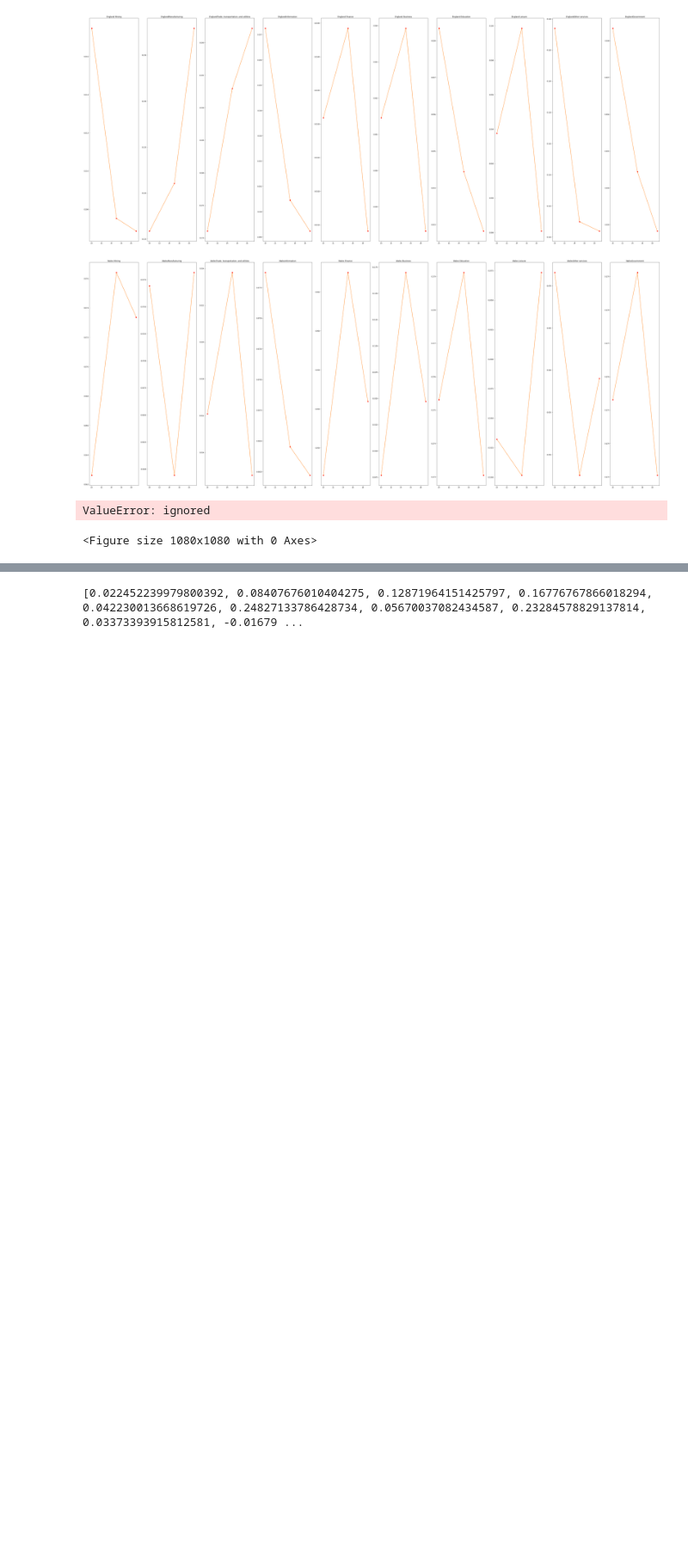
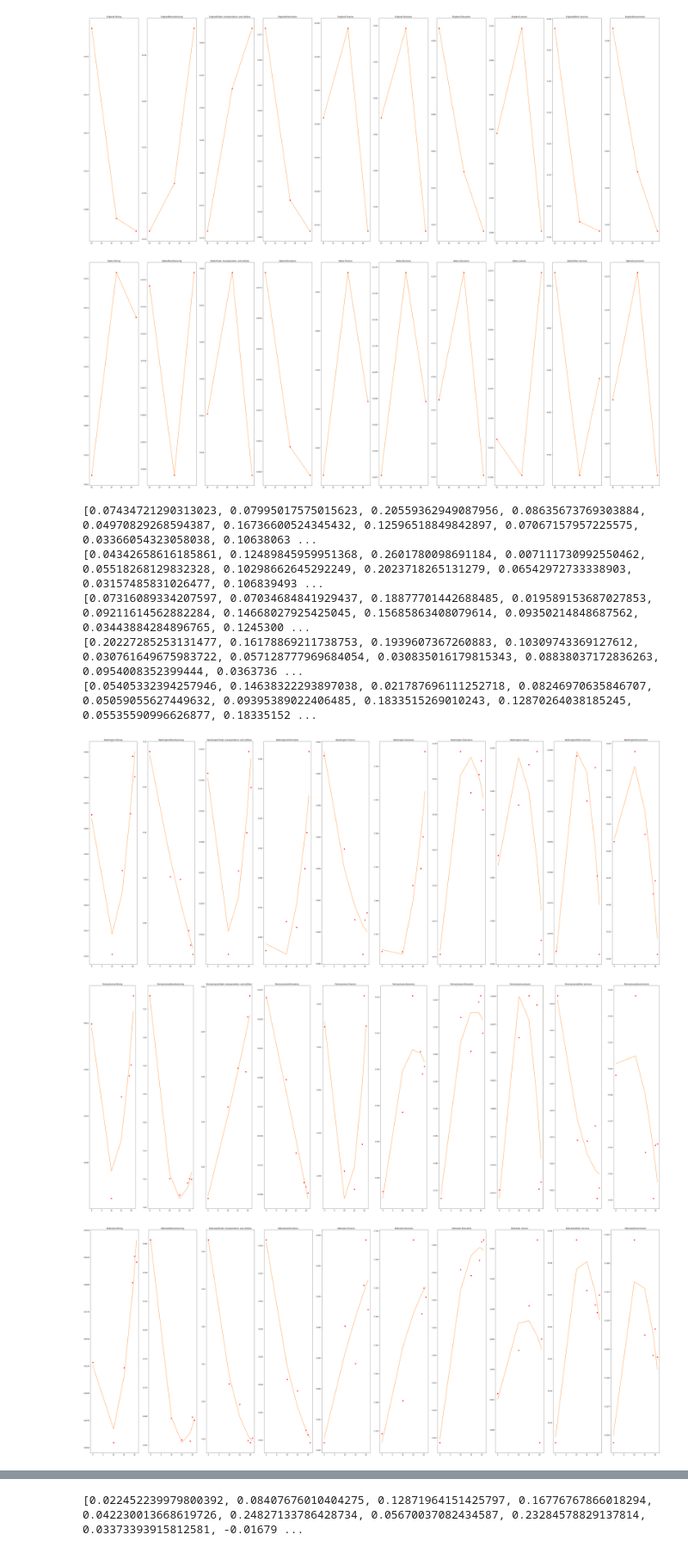
Before and after one commit to karthikm15/MathWorks-Modeling-Competition-2022, a Jupyter notebook: D1_Normalization.ipynb, the cells around one changed output, grey strips where cells are left out. Shown at 86% size. Saved outputs shown, nothing was run; the diff lists cells and outputs as text; code cells hidden in the pictures; blank space fills up the shorter version.

```diff
--- a/D1_Normalization.ipynb
+++ b/D1_Normalization.ipynb
@@ -234,7 +248,7 @@ See the caveats in the documentation: https://pandas.pydata.org/pandas-docs/stab
 [figure]
 # %%
 for city in range(len(employment_2000_2021)):
-  fig, (ax1, ax2, ax3, ax4, ax5, ax6, ax7, ax8, ax9, ax10) = plt.subplots(1, 10, figsize=(15, 15), gridspec_kw={'width_ratios': [5, 5], 'height_ratios': [5, 5], 'wspace': 0.2,'hspace': 0.2})
+  fig, (ax1, ax2, ax3, ax4, ax5, ax6, ax7, ax8, ax9, ax10) = plt.subplots(1, 10, figsize=(15, 15))
   axes = [ax1, ax2, ax3, ax4, ax5, ax6, ax7, ax8, ax9, ax10]
 
   fig.set_size_inches(50,20)
@@ -249,32 +263,38 @@ for city in range(len(employment_2000_2021)):
 
       poly_reg = PolynomialFeatures(degree=2)
       X_poly = poly_reg.fit_transform(x_train)
       pol_reg = LinearRegression()
       pol_reg.fit(X_poly, y_train)
 
       correct_axes = axes[professions]
 
       correct_axes.scatter(x_train, y_train, color='red')
       correct_axes.plot(x_train, pol_reg.predict(poly_reg.fit_transform(x_train)), 'tab:orange')
 
       if (naming == "Mining, logging, construction"): correct_axes.set_title(cities[city] + " Mining")
       elif (naming == "Trade, transportation, utilities"): correct_axes.set_title(cities[city] + " Trade")
       elif (naming == "Financial activities"): correct_axes.set_title(cities[city] + " Finance")
       elif (naming == "Professional and business services"): correct_axes.set_title(cities[city] + " Business")
       elif (naming == "Education and health services"): correct_axes.set_title(cities[city] + " Education")
       elif (naming == "Leisure and hospitality"): correct_axes.set_title(cities[city] + " Leisure")
       elif (naming == "Other Services"): correct_axes.set_title(cities[city] + " Other")
       else: correct_axes.set_title(cities[city] + naming)
 
       column_2024.append(pol_reg.predict(poly_reg.fit_transform([[24]]))[0][0])
       column_2027.append(pol_reg.predict(poly_reg.fit_transform([[27]]))[0][0])
       # axs[city,professions].xlabel('Year')
       # axs[city,professions].ylabel('Percentage')
 
   print(column_2024)
   employment_2000_2021[city]['24'] = column_2024
   employment_2000_2021[city]['27'] = column_2027
   plt.tight_layout()
 # %% [output]
-ValueError: ignored
+[0.07434721290313023, 0.07995017575015623, 0.20559362949087956, 0.08635673769303884, 0.04970829268594387, 0.16736600524345432, 0.12596518849842897, 0.07067157957225575, 0.03366054323058038, 0.10638063 ...
+[0.04342658616185861, 0.12489845959951368, 0.2601780098691184, 0.007111730992550462, 0.05518268129832328, 0.10298662645292249, 0.2023718265131279, 0.06542972733338903, 0.03157485831026477, 0.106839493 ...
+[0.07316089334207597, 0.07034684841929437, 0.18877701442688485, 0.019589153687027853, 0.09211614562882284, 0.14668027925425045, 0.15685863408079614, 0.09350214848687562, 0.03443884284896765, 0.1245300 ...
+[0.20227285253131477, 0.16178869211738753, 0.1939607367260883, 0.10309743369127612, 0.030761649675983722, 0.057128777969684054, 0.030835016179815343, 0.08838037172836263, 0.0954008352399444, 0.0363736 ...
+[0.05405332394257946, 0.14638322293897038, 0.021787696111252718, 0.08246970635846707, 0.05059055627449632, 0.09395389022406485, 0.1833515269010243, 0.12870264038185245, 0.05535590996626877, 0.18335152 ...
-<Figure size 1080x1080 with 0 Axes>
+[figure, added]
+[figure, added]
+[figure, added]
```
Also changed, not shown: parts of 5 cells of this notebook, 20 other files.
